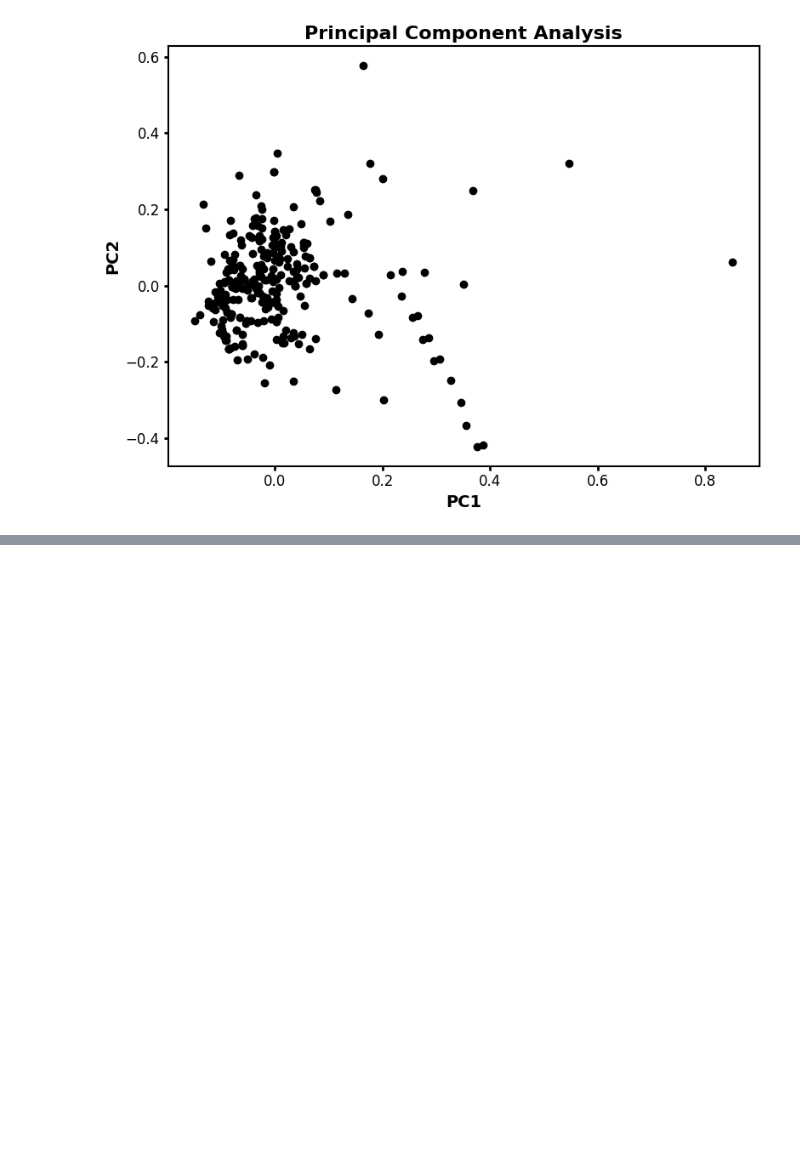
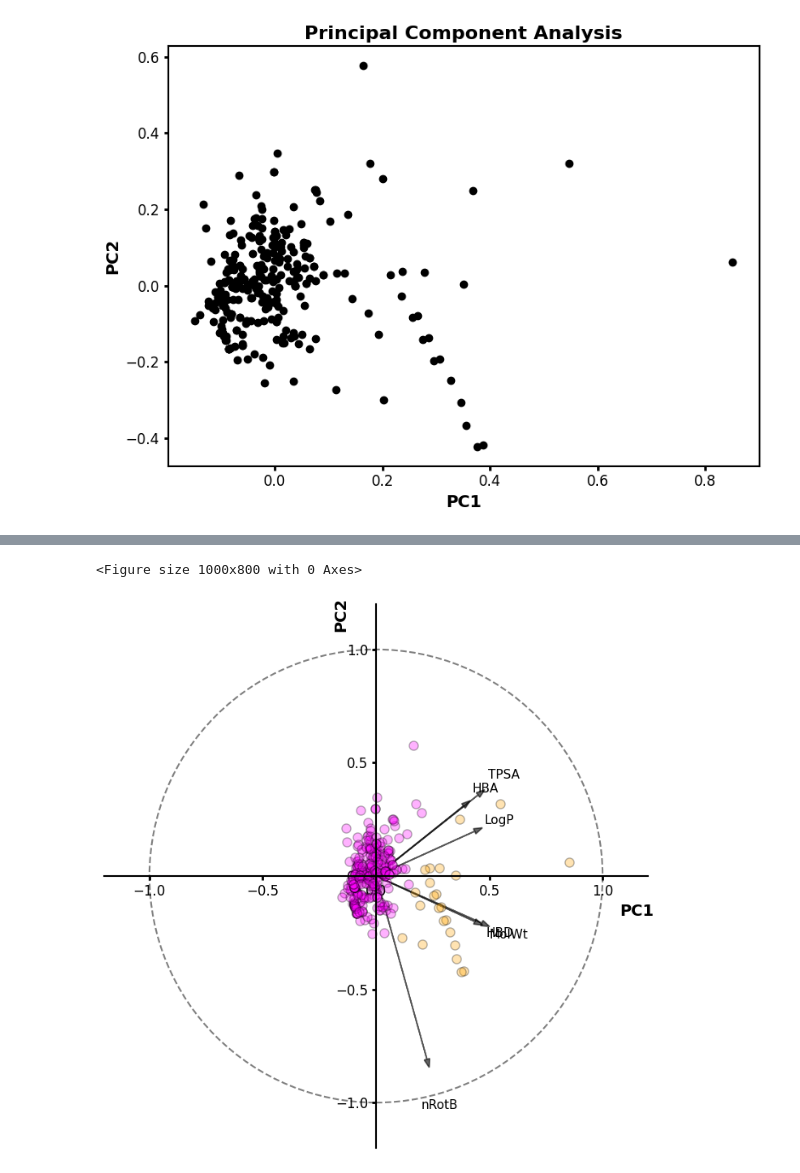
Before and after one commit to LukasMeinschad/molecular_modelling, a Jupyter notebook: Project/Aripiprazol.ipynb, the cells around one changed output, grey strips where cells are left out. Drawn from its saved outputs; the diff is of its cells as text; code cells hidden in the pictures; blank space fills up the shorter version.

```diff
--- a/Project/Aripiprazol.ipynb
+++ b/Project/Aripiprazol.ipynb
@@ -579,0 +652,7 @@ plt.show()
+# %%
+
+kmeans = KMeans(n_clusters=2, random_state=10) # We define the best number of clusters
+clusters = kmeans.fit(descriptors_pca[['PC1_normalized','PC2_normalized']]) #PC1 vs PC2 (normalized values)
+
+descriptors_pca['Cluster_PC1_PC2'] = pd.Series(clusters.labels_, index=target_d2_recept.index)
+descriptors_pca.head()
@@ -579,0 +666,50 @@ plt.show()
+# %%
+plt.rcParams['axes.linewidth'] = 1.5
+plt.figure(figsize=(10,8))
+
+fig, ax = plt.subplots(figsize=(7,7))
+
+color_code={ 0:        'magenta',\
+             1.0:   'orange',\
+             2.0:      'cyan',\
+             3.0:           'c',\
+             4.0:        'm',\
+             5.0:        'y',\
+             6.0:        'darkorange',
+             7.0:       'k',
+             }
+
+for i in descriptors_pca.index:
+        ax.plot(descriptors_pca.loc[i].at['PC1_normalized'],descriptors_pca.loc[i].at['PC2_normalized'],
+                    c=color_code[descriptors_pca.loc[i].at['Cluster_PC1_PC2']],
+                    marker='o',markersize=8,markeredgecolor='k',alpha=0.3)
+
+
+plt.xlabel ('PC1',fontsize=14,fontweight='bold')
+ax.xaxis.set_label_coords(0.98, 0.45)
+plt.ylabel ('PC2',fontsize=14,fontweight='bold')
+ax.yaxis.set_label_coords(0.45, 0.98)
+plt.tick_params ('both',width=2,labelsize=12)
+ax.spines['left'].set_position(('data', 0))
+ax.spines['bottom'].set_position(('data', 0))
+ax.spines['top'].set_visible(False)
+ax.spines['right'].set_visible(False)
+
+lab=["MolWt",	"TPSA",	"HBD"	,"HBA"	,"LogP",	"nRotB"] #Feature labels
+
+l=np.transpose(pca.components_[0:2, :]) ## We will get the components eigenvectors (main features) for PC1 and PC2
+
+n = l.shape[0]
+for i in range(n):
+    plt.arrow(0, 0, l[i,0], l[i,1],color= 'k',alpha=0.6,linewidth=1.2,head_width=0.025)
+    plt.text(l[i,0]*1.25, l[i,1]*1.25, lab[i], color = 'k',va = 'center', ha = 'center',fontsize=11)
+
+circle = plt.Circle((0,0), 1, color='gray', fill=False,clip_on=True,linewidth=1.5,linestyle='--')
+ax.add_artist(circle)
+plt.xlim(-1.2,1.2)
+plt.ylim(-1.2,1.2)
+plt.tight_layout()
+plt.show()
+# %% [output]
+<Figure size 1000x800 with 0 Axes>
+[figure, added]
```
Also changed, not shown: parts of 10 cells of this notebook, 1 other file.
